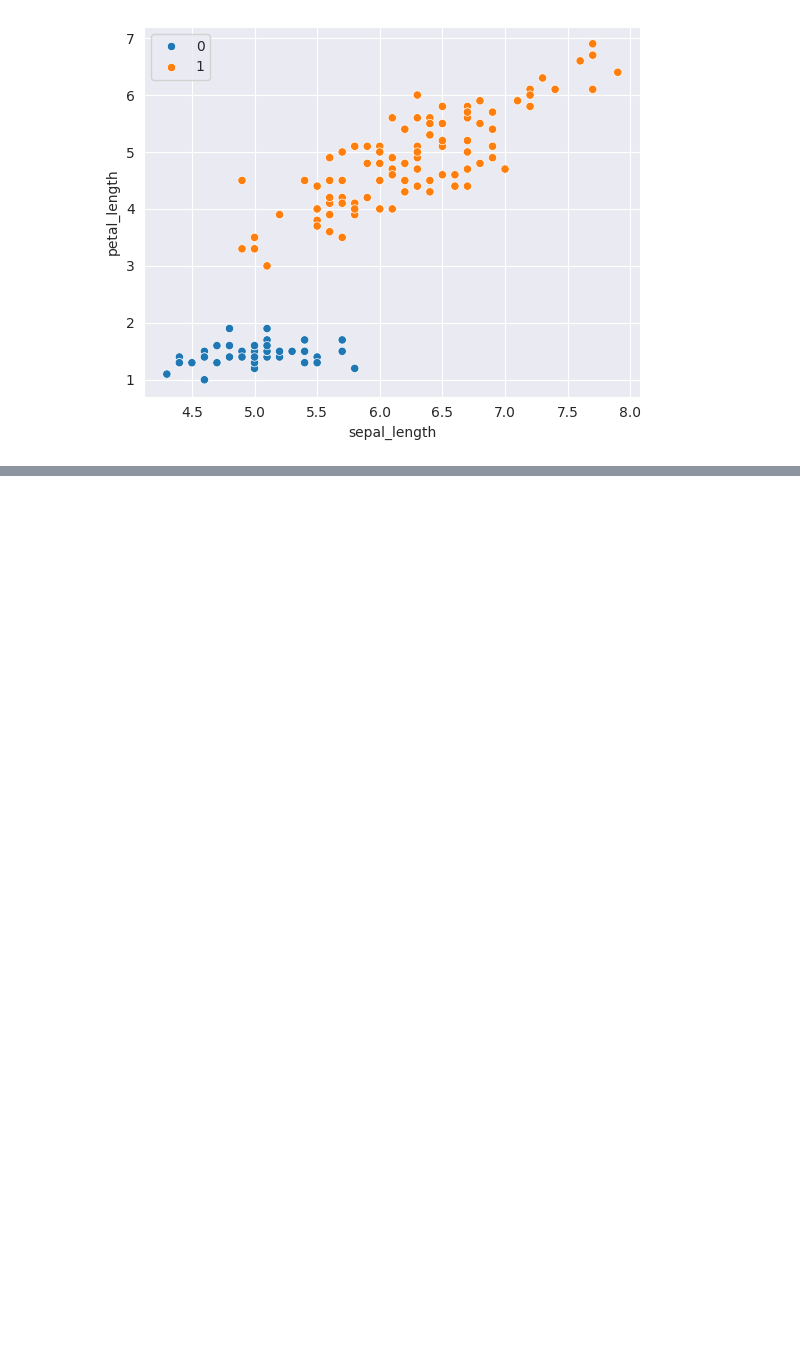
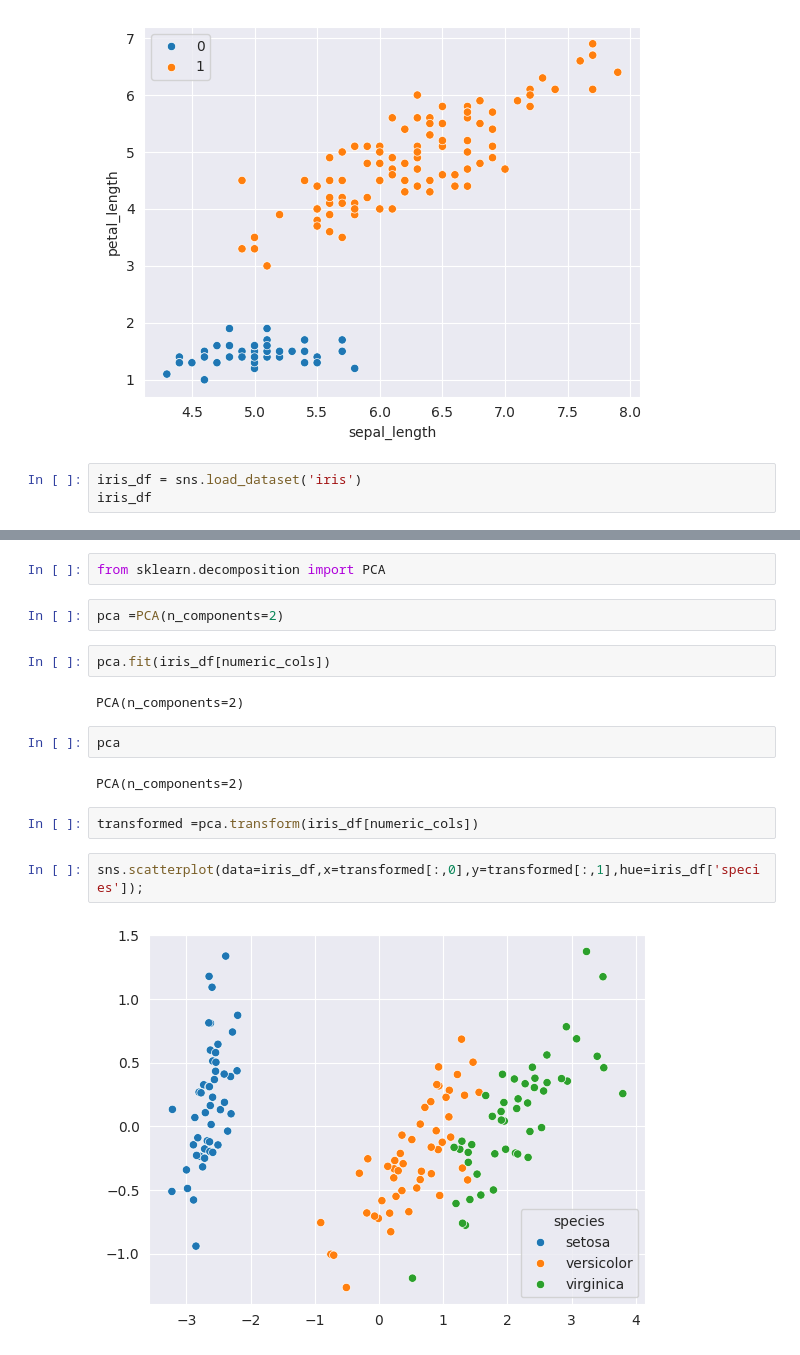
Before and after one commit to Imran1hp/Machine-Learning, a Jupyter notebook: Unsupervised_Learning.ipynb, the cells around one changed output, grey strips where cells are left out. Saved outputs shown, nothing was run; the diff lists cells and outputs as text; blank space fills up the shorter version.

```diff
--- a/Unsupervised_Learning.ipynb
+++ b/Unsupervised_Learning.ipynb
@@ -152,3 +152,6 @@ sns.scatterplot(data=x,x='sepal_length',y='petal_length',hue=model.labels_)
 # %% [output]
 <Axes: xlabel='sepal_length', ylabel='petal_length'>
 [figure]
+# %%
+iris_df = sns.load_dataset('iris')
+iris_df
@@ -154,0 +176,18 @@ sns.scatterplot(data=x,x='sepal_length',y='petal_length',hue=model.labels_)
+# %%
+from sklearn.decomposition import PCA
+# %%
+pca =PCA(n_components=2)
+# %%
+pca.fit(iris_df[numeric_cols])
+# %% [output]
+PCA(n_components=2)
+# %%
+pca
+# %% [output]
+PCA(n_components=2)
+# %%
+transformed =pca.transform(iris_df[numeric_cols])
+# %%
+sns.scatterplot(data=iris_df,x=transformed[:,0],y=transformed[:,1],hue=iris_df['species']);
+# %% [output]
+[figure, added]
```
Also changed, not shown: parts of 7 cells of this notebook.
